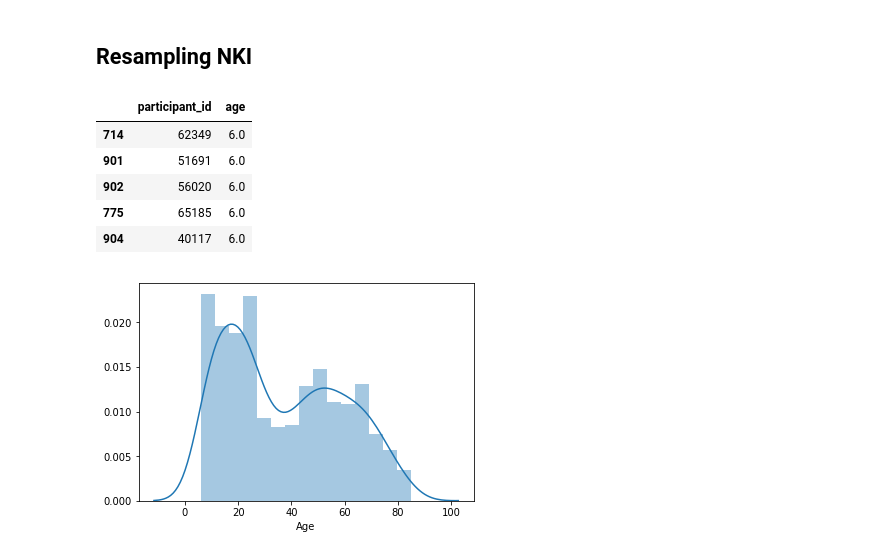
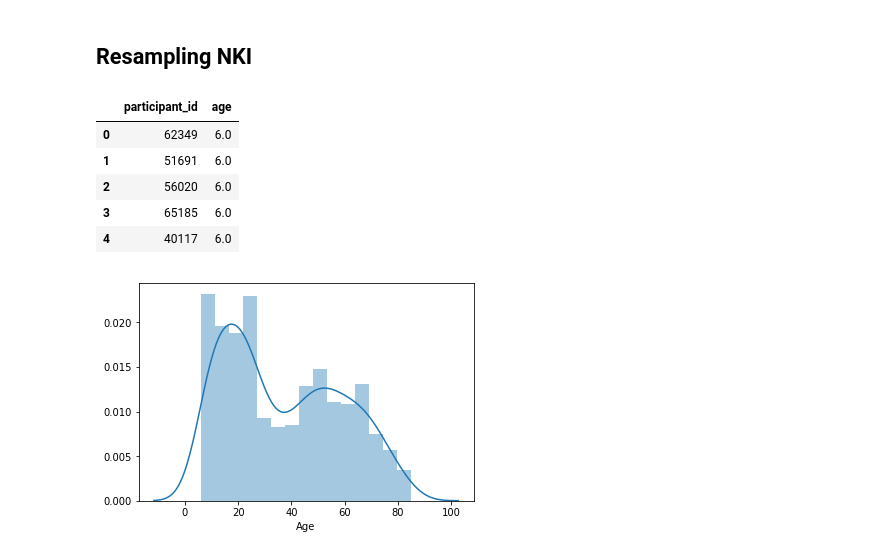
Before and after one commit to niniko1997/heudiconv_conversion, a Jupyter notebook: hypothesis_one.ipynb, the cells around one changed output. Saved outputs shown, nothing was run; the diff lists cells and outputs as text; code cells hidden in the pictures.

```diff
--- a/hypothesis_one.ipynb
+++ b/hypothesis_one.ipynb
@@ -174,15 +179,16 @@ nki_pheno = pd.read_csv(nki_phenoFile, sep='\t')
 # %%
 nki_pheno = nki_pheno[['participant_id', 'age']]
 nki_pheno.participant_id = [int(x[1:]) for x in nki_pheno.participant_id]
 nki_pheno = nki_pheno.sort_values(by='age')
+nki_pheno = nki_pheno.set_index([np.arange(0, len(nki_pheno))])
 nki_pheno.head()
 # %% [output]
 |  | participant_id | age |
-| 714 | 62349 | 6.0 |
-| 901 | 51691 | 6.0 |
-| 902 | 56020 | 6.0 |
-| 775 | 65185 | 6.0 |
-| 904 | 40117 | 6.0 |
+| 0 | 62349 | 6.0 |
+| 1 | 51691 | 6.0 |
+| 2 | 56020 | 6.0 |
+| 3 | 65185 | 6.0 |
+| 4 | 40117 | 6.0 |
 # %%
 sns.distplot(nki_pheno.age, bins = num_bins(nki_pheno, "age"), axlabel="Age")
 pyplot.show()
```
Also changed, not shown: parts of 16 cells of this notebook.
